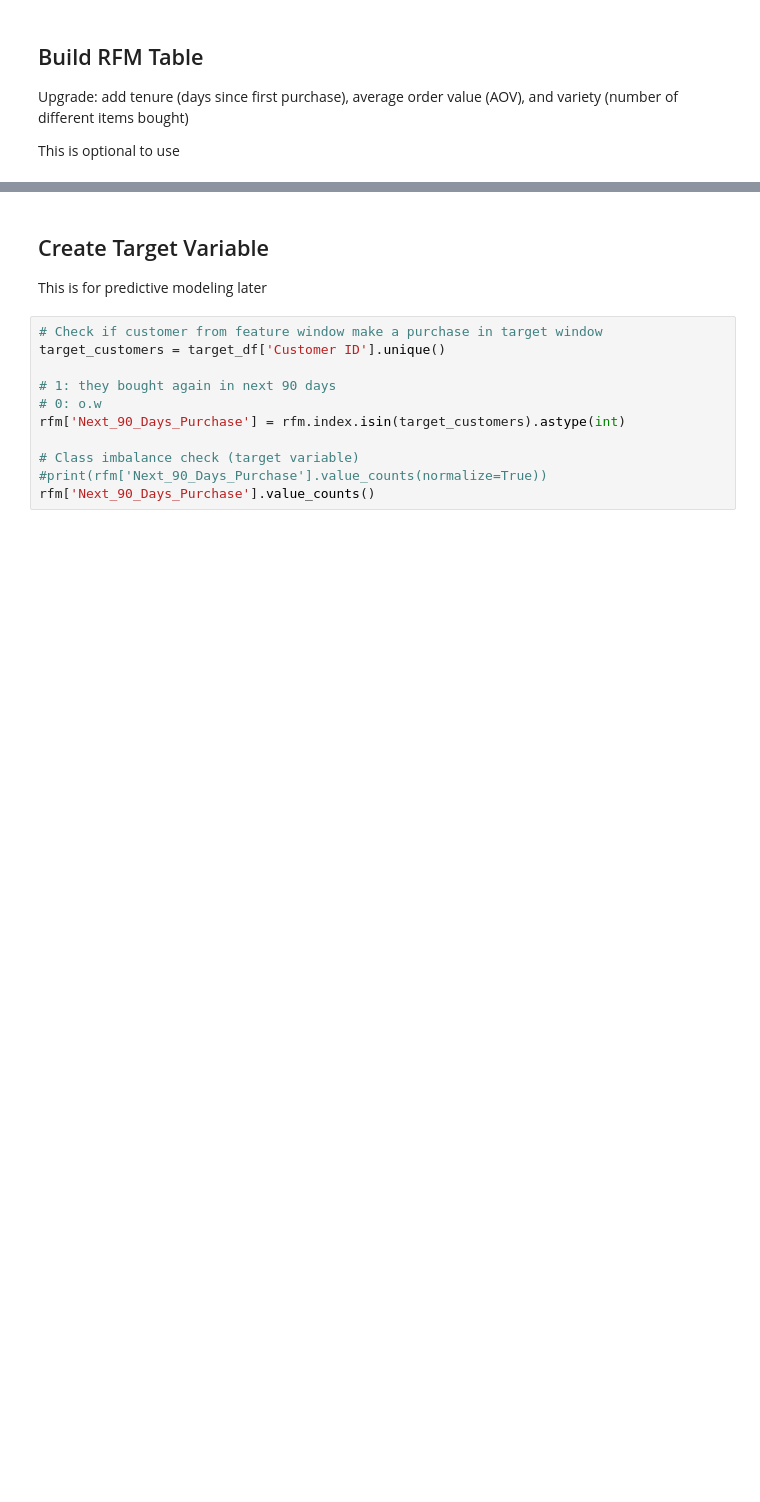
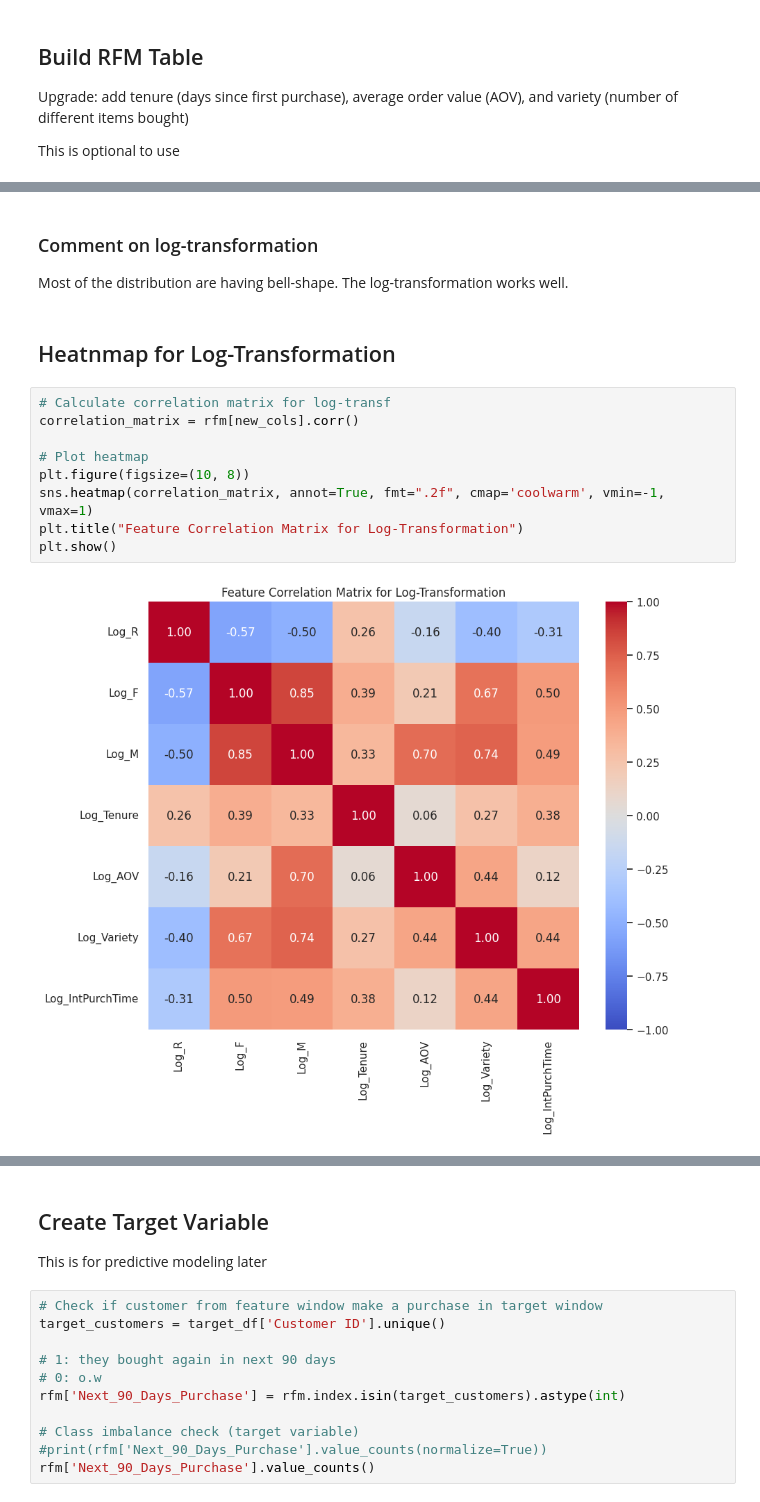
Before and after one commit to xquynhtrinh/STA_141C_Final_Project, a Jupyter notebook: EDA_and_Data_Cleaning.ipynb, the cells around one changed output, grey strips where cells are left out. Saved outputs shown, nothing was run; the diff lists cells and outputs as text; blank space fills up the shorter version.

```diff
--- a/EDA_and_Data_Cleaning.ipynb
+++ b/EDA_and_Data_Cleaning.ipynb
@@ -148,0 +191,17 @@ rfm.head()
+# %% [markdown]
+### Comment on log-transformation
+
+Most of the distribution are having bell-shape. The log-transformation works well.
+# %% [markdown]
+## Heatnmap for Log-Transformation
+# %%
+# Calculate correlation matrix for log-transf
+correlation_matrix = rfm[new_cols].corr()
+
+# Plot heatmap
+plt.figure(figsize=(10, 8))
+sns.heatmap(correlation_matrix, annot=True, fmt=".2f", cmap='coolwarm', vmin=-1, vmax=1)
+plt.title("Feature Correlation Matrix for Log-Transformation")
+plt.show()
+# %% [output]
+[figure, added]
```
Also changed, not shown: parts of 13 cells of this notebook.
